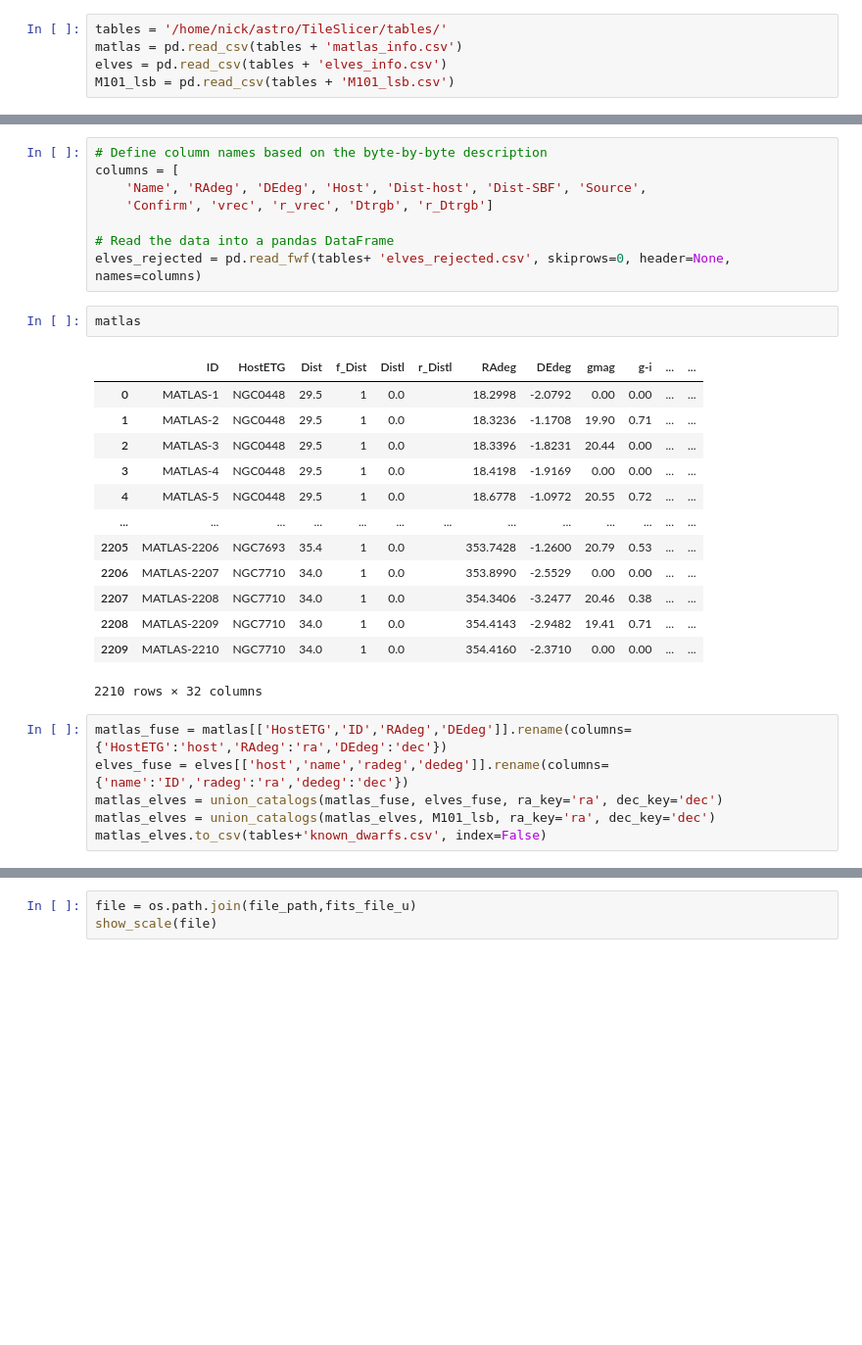
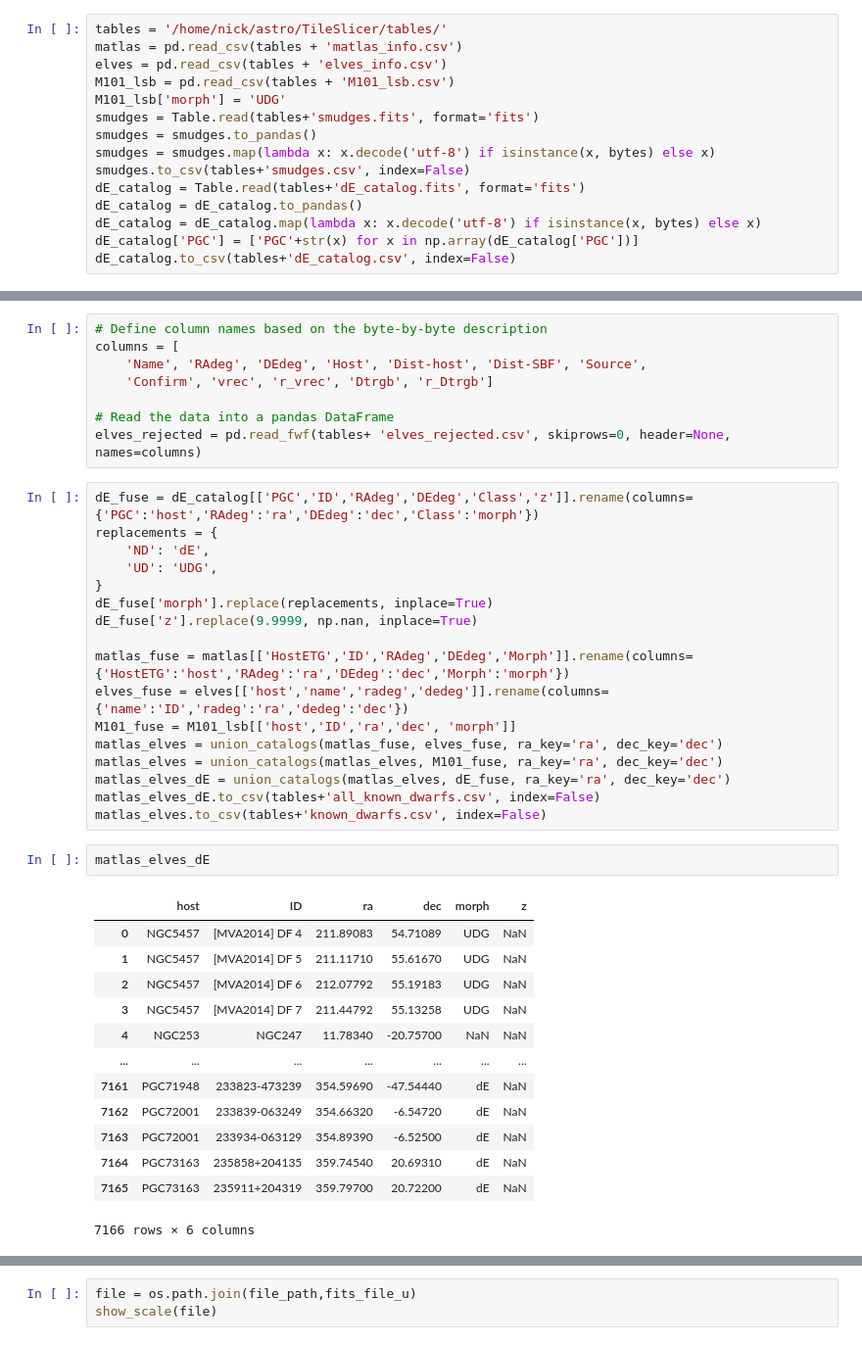
Before and after one commit to heesters-nick/TileSlicer, a Jupyter notebook: notebooks/download_data_make_cutouts.ipynb, the cells around one changed output, grey strips where cells are left out. Shown at 98% size. Saved outputs shown, nothing was run; the diff lists cells and outputs as text; blank space fills up the shorter version.

```diff
--- a/notebooks/download_data_make_cutouts.ipynb
+++ b/notebooks/download_data_make_cutouts.ipynb
@@ -80,3 +81,13 @@ tables = '/home/nick/astro/TileSlicer/tables/'
 matlas = pd.read_csv(tables + 'matlas_info.csv')
 elves = pd.read_csv(tables + 'elves_info.csv')
 M101_lsb = pd.read_csv(tables + 'M101_lsb.csv')
+M101_lsb['morph'] = 'UDG'
+smudges = Table.read(tables+'smudges.fits', format='fits')
+smudges = smudges.to_pandas()
+smudges = smudges.map(lambda x: x.decode('utf-8') if isinstance(x, bytes) else x)
+smudges.to_csv(tables+'smudges.csv', index=False)
+dE_catalog = Table.read(tables+'dE_catalog.fits', format='fits')
+dE_catalog = dE_catalog.to_pandas()
+dE_catalog = dE_catalog.map(lambda x: x.decode('utf-8') if isinstance(x, bytes) else x)
+dE_catalog['PGC'] = ['PGC'+str(x) for x in np.array(dE_catalog['PGC'])]
+dE_catalog.to_csv(tables+'dE_catalog.csv', index=False)
@@ -88,28 +102,39 @@ columns = [
 
 # Read the data into a pandas DataFrame
 elves_rejected = pd.read_fwf(tables+ 'elves_rejected.csv', skiprows=0, header=None, names=columns)
-# %%
-matlas
-# %% [output]
-|  | ID | HostETG | Dist | f_Dist | Distl | r_Distl | RAdeg | DEdeg | gmag | g-i | ... | ... |
-| 0 | MATLAS-1 | NGC0448 | 29.5 | 1 | 0.0 |  | 18.2998 | -2.0792 | 0.00 | 0.00 | ... | ... |
-| 1 | MATLAS-2 | NGC0448 | 29.5 | 1 | 0.0 |  | 18.3236 | -1.1708 | 19.90 | 0.71 | ... | ... |
-| 2 | MATLAS-3 | NGC0448 | 29.5 | 1 | 0.0 |  | 18.3396 | -1.8231 | 20.44 | 0.00 | ... | ... |
-| 3 | MATLAS-4 | NGC0448 | 29.5 | 1 | 0.0 |  | 18.4198 | -1.9169 | 0.00 | 0.00 | ... | ... |
-| 4 | MATLAS-5 | NGC0448 | 29.5 | 1 | 0.0 |  | 18.6778 | -1.0972 | 20.55 | 0.72 | ... | ... |
-| ... | ... | ... | ... | ... | ... | ... | ... | ... | ... | ... | ... | ... |
-| 2205 | MATLAS-2206 | NGC7693 | 35.4 | 1 | 0.0 |  | 353.7428 | -1.2600 | 20.79 | 0.53 | ... | ... |
-| 2206 | MATLAS-2207 | NGC7710 | 34.0 | 1 | 0.0 |  | 353.8990 | -2.5529 | 0.00 | 0.00 | ... | ... |
-| 2207 | MATLAS-2208 | NGC7710 | 34.0 | 1 | 0.0 |  | 354.3406 | -3.2477 | 20.46 | 0.38 | ... | ... |
-| 2208 | MATLAS-2209 | NGC7710 | 34.0 | 1 | 0.0 |  | 354.4143 | -2.9482 | 19.41 | 0.71 | ... | ... |
-| 2209 | MATLAS-2210 | NGC7710 | 34.0 | 1 | 0.0 |  | 354.4160 | -2.3710 | 0.00 | 0.00 | ... | ... |
-2210 rows × 32 columns
 # %%
-matlas_fuse = matlas[['HostETG','ID','RAdeg','DEdeg']].rename(columns={'HostETG':'host','RAdeg':'ra','DEdeg':'dec'})
+dE_fuse = dE_catalog[['PGC','ID','RAdeg','DEdeg','Class','z']].rename(columns={'PGC':'host','RAdeg':'ra','DEdeg':'dec','Class':'morph'})
+replacements = {
+    'ND': 'dE',
+    'UD': 'UDG',
+}
+dE_fuse['morph'].replace(replacements, inplace=True)
+dE_fuse['z'].replace(9.9999, np.nan, inplace=True)
+
+matlas_fuse = matlas[['HostETG','ID','RAdeg','DEdeg','Morph']].rename(columns={'HostETG':'host','RAdeg':'ra','DEdeg':'dec','Morph':'morph'})
 elves_fuse = elves[['host','name','radeg','dedeg']].rename(columns={'name':'ID','radeg':'ra','dedeg':'dec'})
+M101_fuse = M101_lsb[['host','ID','ra','dec', 'morph']]
 matlas_elves = union_catalogs(matlas_fuse, elves_fuse, ra_key='ra', dec_key='dec')
-matlas_elves = union_catalogs(matlas_elves, M101_lsb, ra_key='ra', dec_key='dec')
+matlas_elves = union_catalogs(matlas_elves, M101_fuse, ra_key='ra', dec_key='dec')
+matlas_elves_dE = union_catalogs(matlas_elves, dE_fuse, ra_key='ra', dec_key='dec')
+matlas_elves_dE.to_csv(tables+'all_known_dwarfs.csv', index=False)
 matlas_elves.to_csv(tables+'known_dwarfs.csv', index=False)
+# %%
+matlas_elves_dE
+# %% [output]
+|  | host | ID | ra | dec | morph | z |
+| 0 | NGC5457 | [MVA2014] DF 4 | 211.89083 | 54.71089 | UDG | NaN |
+| 1 | NGC5457 | [MVA2014] DF 5 | 211.11710 | 55.61670 | UDG | NaN |
+| 2 | NGC5457 | [MVA2014] DF 6 | 212.07792 | 55.19183 | UDG | NaN |
+| 3 | NGC5457 | [MVA2014] DF 7 | 211.44792 | 55.13258 | UDG | NaN |
+| 4 | NGC253 | NGC247 | 11.78340 | -20.75700 | NaN | NaN |
+| ... | ... | ... | ... | ... | ... | ... |
+| 7161 | PGC71948 | 233823-473239 | 354.59690 | -47.54440 | dE | NaN |
+| 7162 | PGC72001 | 233839-063249 | 354.66320 | -6.54720 | dE | NaN |
+| 7163 | PGC72001 | 233934-063129 | 354.89390 | -6.52500 | dE | NaN |
+| 7164 | PGC73163 | 235858+204135 | 359.74540 | 20.69310 | dE | NaN |
+| 7165 | PGC73163 | 235911+204319 | 359.79700 | 20.72200 | dE | NaN |
+7166 rows × 6 columns
 # %%
 known_dwarfs = pd.read_csv(tables+'known_dwarfs.csv')
 known_dwarfs
```
Also changed, not shown: parts of 3 cells of this notebook, 9 other files.
